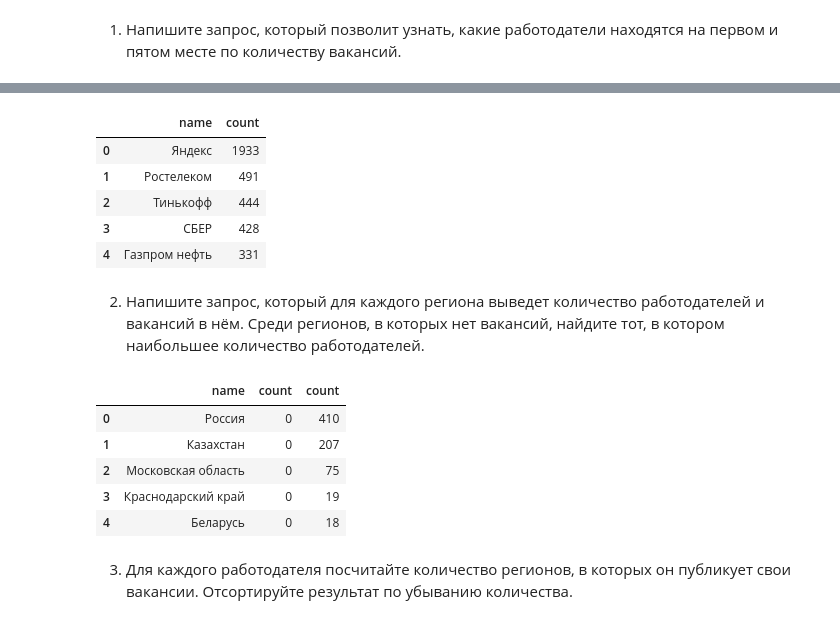
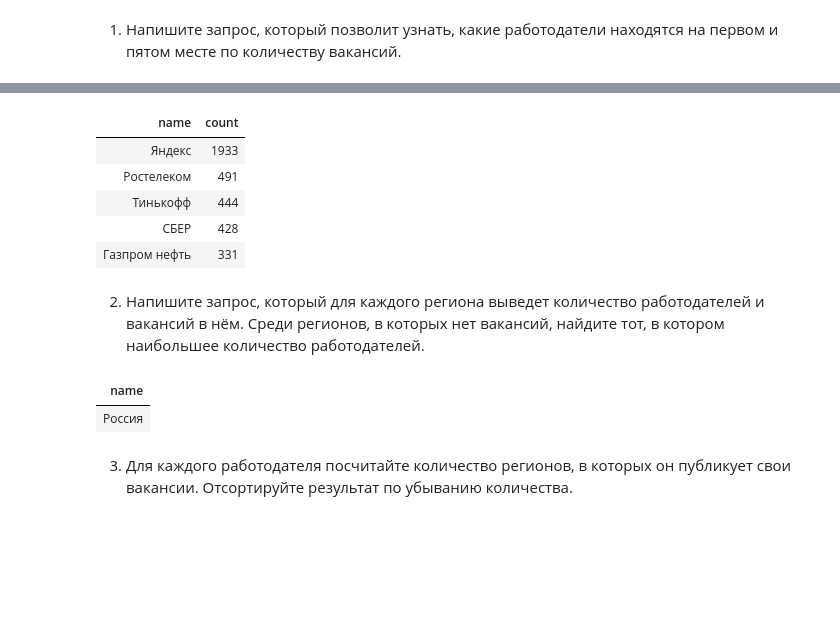
Before and after one commit to ElenaBask/Homework_SF, a Jupyter notebook: Project_2/Анализ вакансий из базы данных HeadHunter.ipynb, the cells around one changed output, grey strips where cells are left out. Saved outputs shown, nothing was run; the diff lists cells and outputs as text; code cells hidden in the pictures; blank space fills up the shorter version.

```diff
--- a/Project_2/Анализ вакансий из базы данных HeadHunter.ipynb
+++ b/Project_2/Анализ вакансий из базы данных HeadHunter.ipynb
@@ -228,47 +219,38 @@ query_5_1 = f'''select
 # %%
 # результат запроса
 df_5_1 = pd.read_sql_query(query_5_1, connection)
-df_5_1
+df_5_1.style.hide(axis="index") # прячем столбец индексов
 # %% [output]
-|  | name | count |
-| 0 | Яндекс | 1933 |
-| 1 | Ростелеком | 491 |
-| 2 | Тинькофф | 444 |
-| 3 | СБЕР | 428 |
-| 4 | Газпром нефть | 331 |
+| name | count |
+| Яндекс | 1933 |
+| Ростелеком | 491 |
+| Тинькофф | 444 |
+| СБЕР | 428 |
+| Газпром нефть | 331 |
 # %% [markdown]
 2. Напишите запрос, который для каждого региона выведет количество работодателей и вакансий в нём.
 Среди регионов, в которых нет вакансий, найдите тот, в котором наибольшее количество работодателей.
 # %%
 # текст запроса
 query_5_2 = f'''select
-           a.name,
-           count(v.id),
-           count(e.id)
-           from
-           areas a
-           left join
-           vacancies v
-           on a.id = v.area_id
-           left join
-           employers e
-           on a.id =  e.area
-           group by a.name
-           having count(v.id) = 0
-           order by 3 desc
-           limit 5
+                       a.name
+                  from areas a
+             left join vacancies v
+                    on a.id = v.area_id
+                  join employers e
+                    on a.id =  e.area
+              group by a.name
+                having count(v.id) = 0
+              order by count(e.id) desc
+                 limit 1
 
 '''
 # %%
 # результат запроса
 df_5_2 = pd.read_sql_query(query_5_2, connection)
-df_5_2
+df_5_2.style.hide(axis="index") # прячем столбец индексов
 # %% [output]
-|  | name | count | count |
-| 0 | Россия | 0 | 410 |
-| 1 | Казахстан | 0 | 207 |
-| 2 | Московская область | 0 | 75 |
-| 3 | Краснодарский край | 0 | 19 |
-| 4 | Беларусь | 0 | 18 |
+| name |
+| Россия |
 # %% [markdown]
 3. Для каждого работодателя посчитайте количество регионов, в которых он публикует свои вакансии. Отсортируйте результат по убыванию количества.
```
Also changed, not shown: parts of 51 cells of this notebook.
